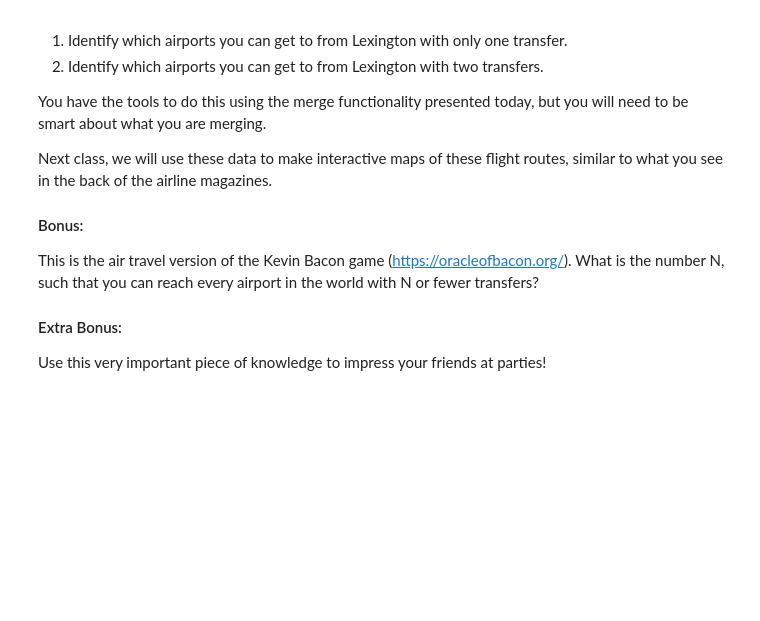
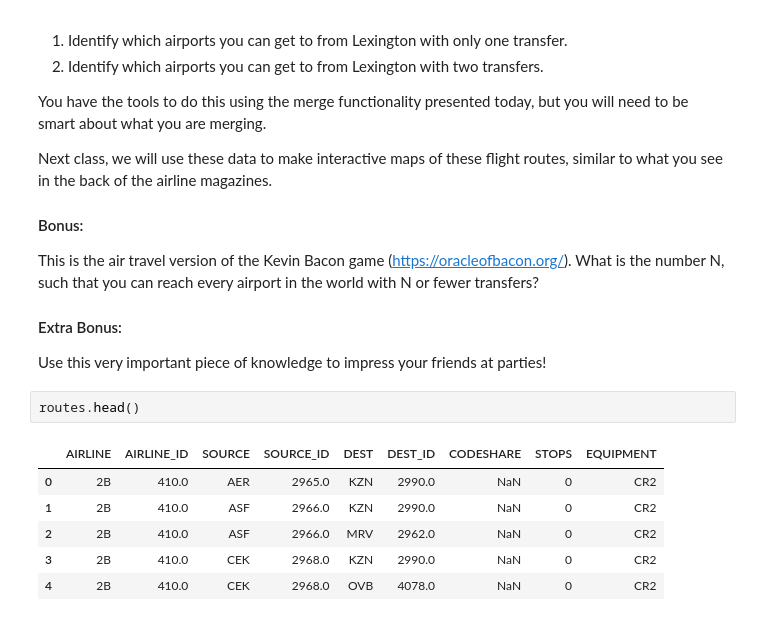
Before and after one commit to ebantwi/ce599, a Jupyter notebook: 07-Data Wrangling/open-flights-tutorial.ipynb, the cells around one changed output. Drawn from its saved outputs; the diff is of its cells as text; blank space fills up the shorter version.

```diff
--- a/07-Data Wrangling/open-flights-tutorial.ipynb
+++ b/07-Data Wrangling/open-flights-tutorial.ipynb
@@ -629,3 +341,12 @@ This is the air travel version of the Kevin Bacon game (https://oracleofbacon.or
 #### Extra Bonus:
 
 Use this very important piece of knowledge to impress your friends at parties!
+# %%
+routes.head()
+# %% [output]
+|  | AIRLINE | AIRLINE_ID | SOURCE | SOURCE_ID | DEST | DEST_ID | CODESHARE | STOPS | EQUIPMENT |
+| 0 | 2B | 410.0 | AER | 2965.0 | KZN | 2990.0 | NaN | 0 | CR2 |
+| 1 | 2B | 410.0 | ASF | 2966.0 | KZN | 2990.0 | NaN | 0 | CR2 |
+| 2 | 2B | 410.0 | ASF | 2966.0 | MRV | 2962.0 | NaN | 0 | CR2 |
+| 3 | 2B | 410.0 | CEK | 2968.0 | KZN | 2990.0 | NaN | 0 | CR2 |
+| 4 | 2B | 410.0 | CEK | 2968.0 | OVB | 4078.0 | NaN | 0 | CR2 |
```
Also changed, not shown: parts of 56 cells of this notebook, 3 other files.
